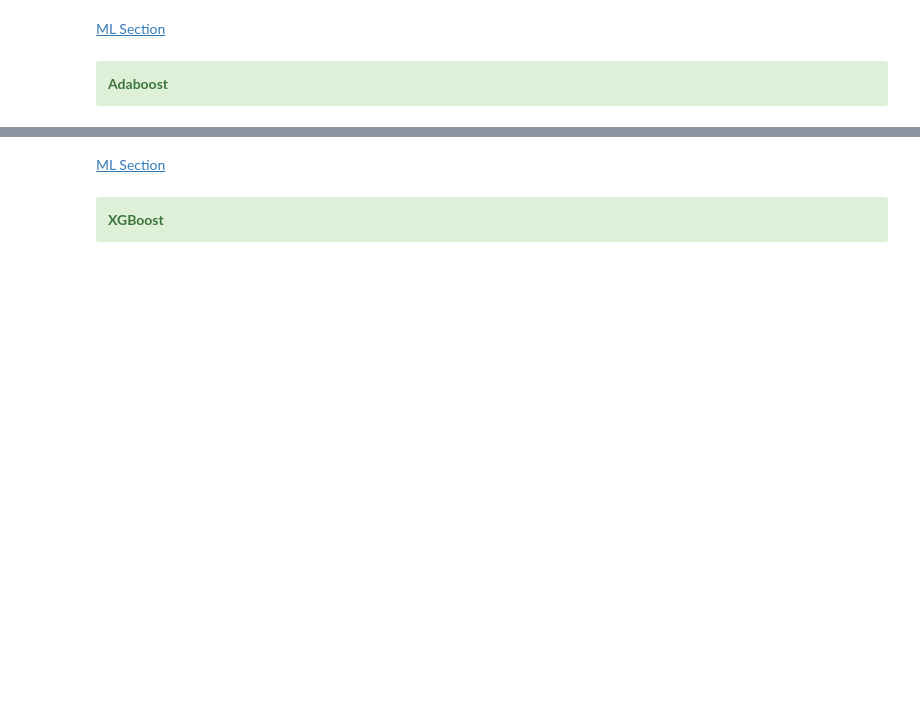
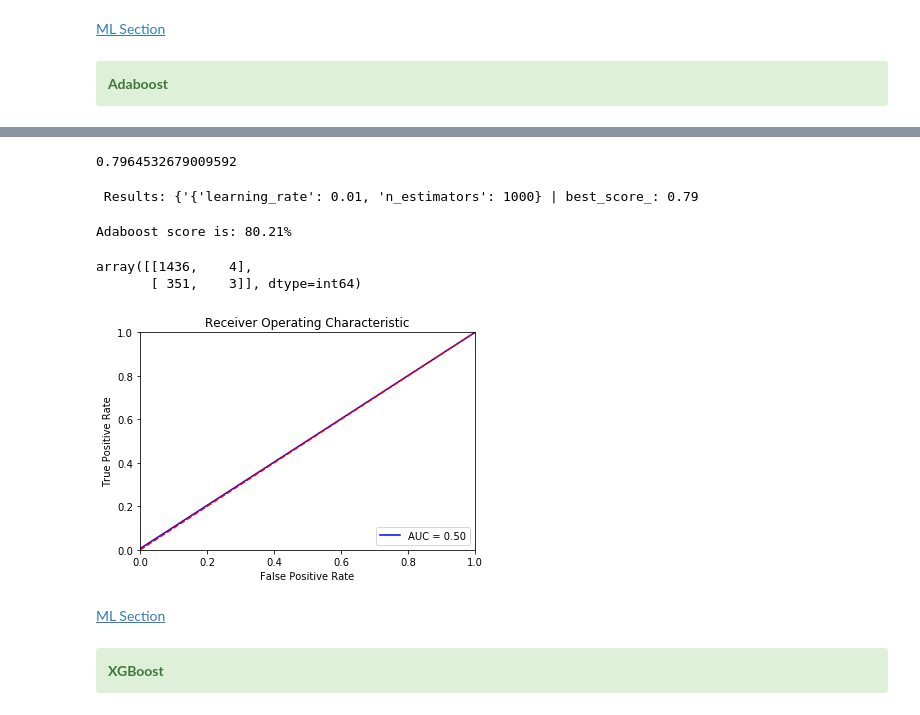
Before and after one commit to nitishvj/Capstone-1-Developers-Survey-Analysis, a Jupyter notebook: Capstone 1.ipynb, the cells around one changed output, grey strips where cells are left out. Saved outputs shown, nothing was run; the diff lists cells and outputs as text; code cells hidden in the pictures; blank space fills up the shorter version.

```diff
--- a/Capstone 1.ipynb
+++ b/Capstone 1.ipynb
@@ -1455,16 +1433,0 @@ array([[1439,    1],
-# %%
-'''#Tune and find best hyperparamteres
-logistic = linear_model.LogisticRegression()
-# Create regularization penalty space
-penalty = ['l1', 'l2']
-# Create regularization hyperparameter space
-C = np.logspace(0, 4, 10)
-# Create hyperparameter options
-hyperparameters = dict(C=C, penalty=penalty)
-clf = GridSearchCV(logistic, hyperparameters, cv=5, verbose=0)
-# Fit grid search
-best_model = clf.fit(X_train,y_train)
-print('Best Penalty:', best_model.best_estimator_.get_params()['penalty'])
-print('Best C:', best_model.best_estimator_.get_params()['C'])
-# Predict target vector
-#best_model.predict(X_testlr)''';
@@ -1710,7 +1674,36 @@ KeyboardInterrupt:
 # %%
 search.best_score_
+# %% [output]
+0.7964532679009592
 # %%
-print(" Results: {'{'learning_rate': 0.01, 'n_estimators': 1000} | best_score_: 0.79 ")
+print(" Results: 'learning_rate': 0.1, 'n_estimators': 500 | best_score_: 0.79 ")
+# %% [output]
+ Results: {'{'learning_rate': 0.01, 'n_estimators': 1000} | best_score_: 0.79
+# %%
+model.fit(X_train,y_train);
+# %%
+y_pred = model.predict(X_test)
+print('Adaboost score is: {:0.2f}%'.format(model.score(X_test,y_test)*100))
+# %% [output]
+Adaboost score is: 80.21%
+# %%
+confusion_matrix(y_test,y_pred)
+# %% [output]
+array([[1436,    4],
+       [ 351,    3]], dtype=int64)
+# %%
+################ ROC curve #######################
+# calculate the fpr and tpr for all thresholds of the classification
+probs = model.predict_proba(X_test)
+preds = probs[:,1]
+fpr, tpr, threshold = metrics.roc_curve(y_test, y_pred)
+roc_auc = metrics.auc(fpr, tpr)
+# method I: plt
+plt.title('Receiver Operating Characteristic');plt.plot(fpr, tpr, 'b', label = 'AUC = %0.2f' % roc_auc)
+plt.legend(loc = 'lower right');plt.plot([0, 1], [0, 1],'r--');plt.xlim([0, 1]);plt.ylim([0, 1])
+plt.ylabel('True Positive Rate');plt.xlabel('False Positive Rate');plt.show()
+# %% [output]
+[figure, added]
 # %% [markdown]
 [ML Section](#MachineLearning)
 # %% [markdown]
```
Also changed, not shown: parts of 59 cells of this notebook.
